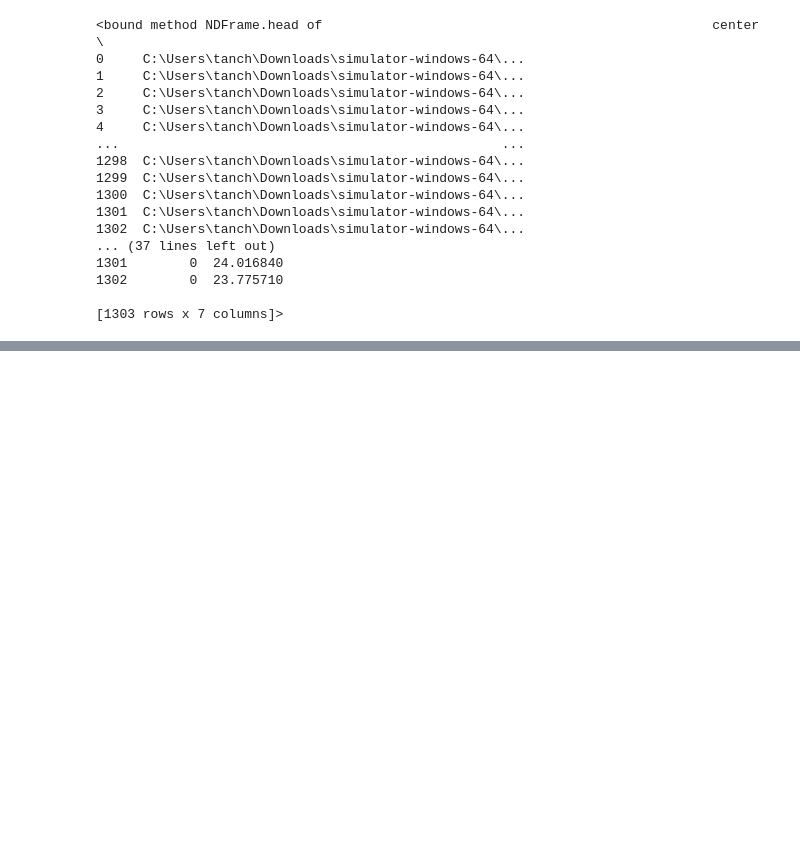
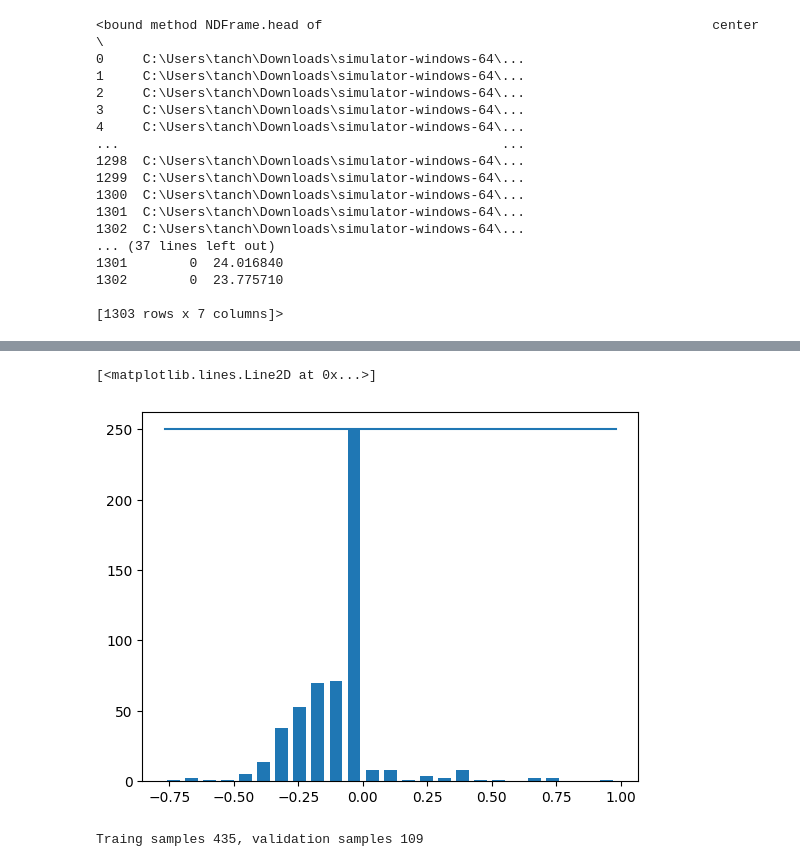
Before and after one commit to ChiaHouTan/ADS_2020_-ALT_ASS_Chia_Hou_Tan, a Jupyter notebook: D00223937_Smart_Tech_CA2.ipynb, the cells around one changed output, grey strips where cells are left out. Saved outputs shown, nothing was run; the diff lists cells and outputs as text; code cells hidden in the pictures; blank space fills up the shorter version.

```diff
--- a/D00223937_Smart_Tech_CA2.ipynb
+++ b/D00223937_Smart_Tech_CA2.ipynb
@@ -61,0 +132,10 @@ print(data.head)
+# %%
+remove_list = []
+for j in range(num_bins):
+  list_ = []
+  for i in range(len(data['steering'])):
+    if bins[j] <= data['steering'][i] <= bins[j+1]:
+      list_.append(i)
+  list_ = shuffle(list_)
+  list_ = list_[samples_per_bin:]
+  remove_list.extend(list_)
@@ -61,0 +149,7 @@ print(data.head)
+# %%
+hist, bins = np.histogram(data['steering'], num_bins)
+plt.bar(centre, hist, width=0.05)
+plt.plot((np.min(data['steering']), np.max(data['steering'])), (samples_per_bin, samples_per_bin))
+# %% [output]
+[<matplotlib.lines.Line2D at 0x...>]
+[figure, added]
@@ -61,0 +172,4 @@ print(data.head)
+# %%
+print(f"Traing samples {len(X_train)}, validation samples {len(X_valid)}")
+# %% [output]
+Traing samples 435, validation samples 109
```
Also changed, not shown: parts of 10 cells of this notebook.
